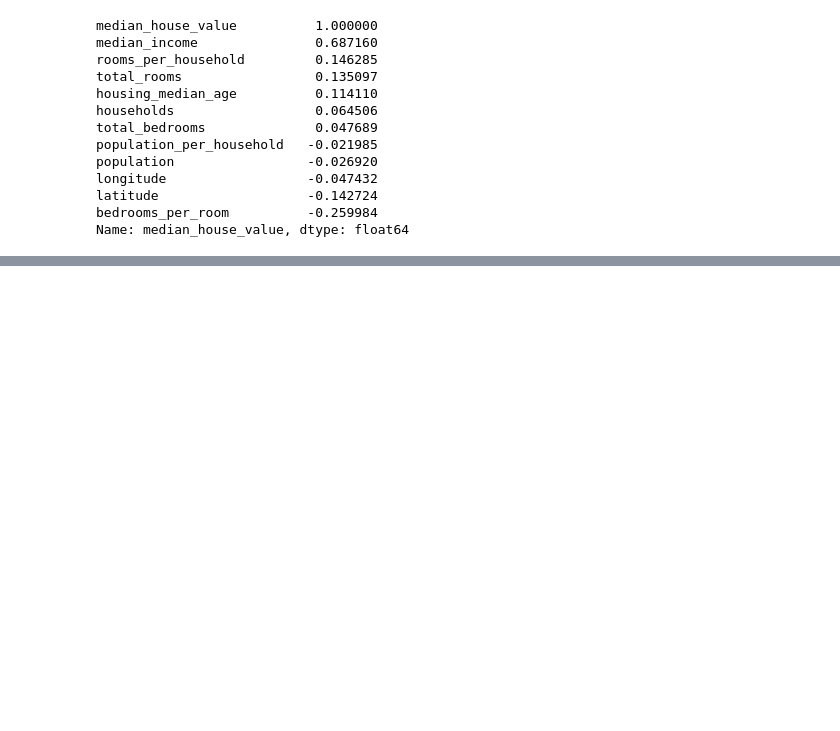
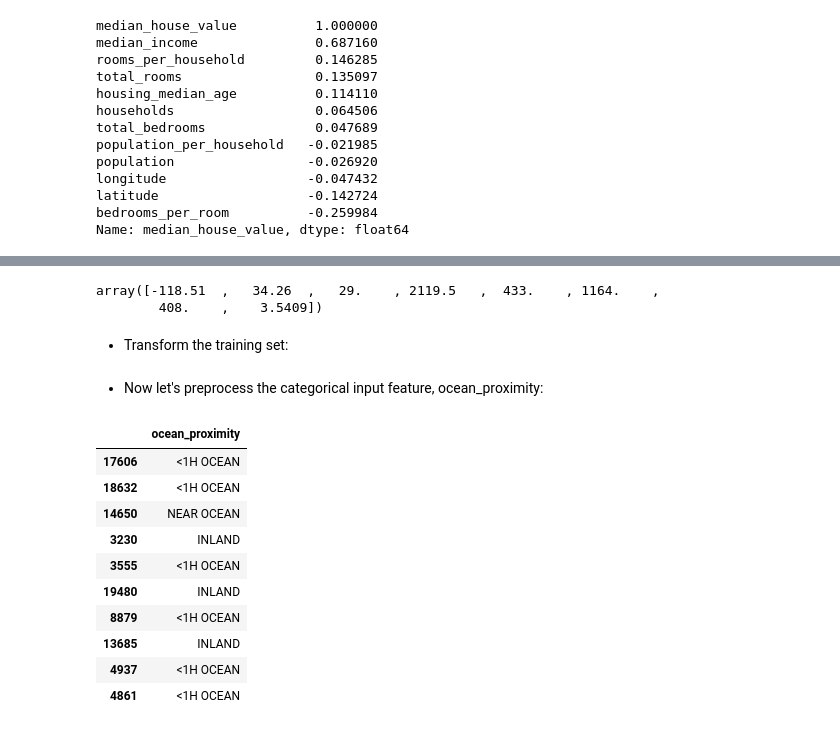
Before and after one commit to gilbert-noriega-ii/california-housing-prices, a Jupyter notebook: final_notebook.ipynb, the cells around one changed output, grey strips where cells are left out. Drawn from its saved outputs; the diff is of its cells as text; code cells hidden in the pictures; blank space fills up the shorter version.

```diff
--- a/final_notebook.ipynb
+++ b/final_notebook.ipynb
@@ -160,0 +207,7 @@ Name: median_house_value, dtype: float64
+# %%
+housing_num.median().values
+# %% [output]
+array([-118.51  ,   34.26  ,   29.    , 2119.5   ,  433.    , 1164.    ,
+        408.    ,    3.5409])
+# %% [markdown]
+- Transform the training set:
@@ -160,0 +219,17 @@ Name: median_house_value, dtype: float64
+# %% [markdown]
+- Now let's preprocess the categorical input feature, ocean_proximity:
+# %%
+housing_cat = housing[["ocean_proximity"]]
+housing_cat.head(10)
+# %% [output]
+|  | ocean_proximity |
+| 17606 | <1H OCEAN |
+| 18632 | <1H OCEAN |
+| 14650 | NEAR OCEAN |
+| 3230 | INLAND |
+| 3555 | <1H OCEAN |
+| 19480 | INLAND |
+| 8879 | <1H OCEAN |
+| 13685 | INLAND |
+| 4937 | <1H OCEAN |
+| 4861 | <1H OCEAN |
```
Also changed, not shown: parts of 21 cells of this notebook.
